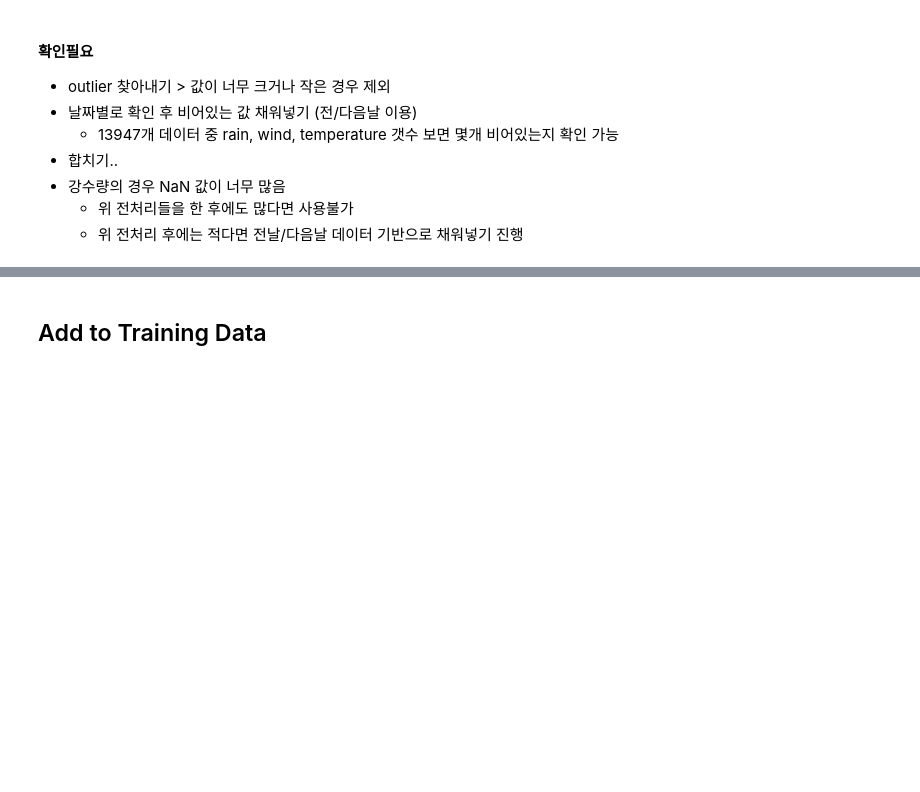
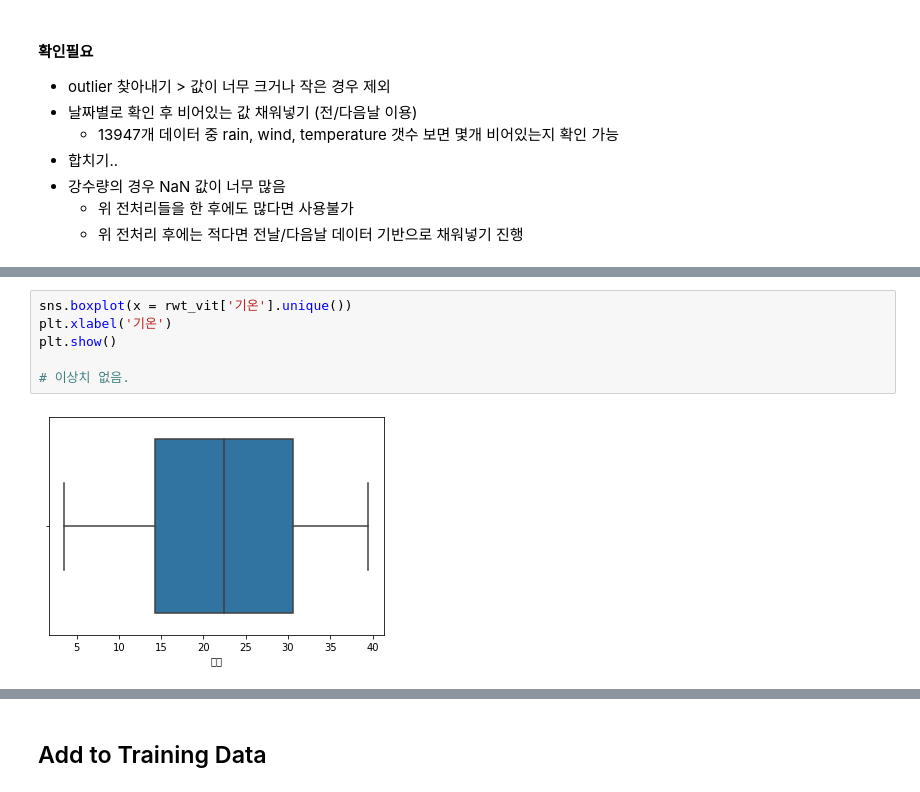
Before and after one commit to Yeony54/Project_Seafood_Import_Price_Prediction, a Jupyter notebook: Final_Preprocessing.ipynb, the cells around one changed output, grey strips where cells are left out. Drawn from its saved outputs; the diff is of its cells as text; blank space fills up the shorter version.

```diff
--- a/Final_Preprocessing.ipynb
+++ b/Final_Preprocessing.ipynb
@@ -148,0 +324,8 @@ df_weather.describe()
+# %%
+sns.boxplot(x = rwt_vit['기온'].unique())
+plt.xlabel('기온')
+plt.show()
+
+# 이상치 없음.
+# %% [output]
+[figure, added]
```
Also changed, not shown: parts of 54 cells of this notebook.
